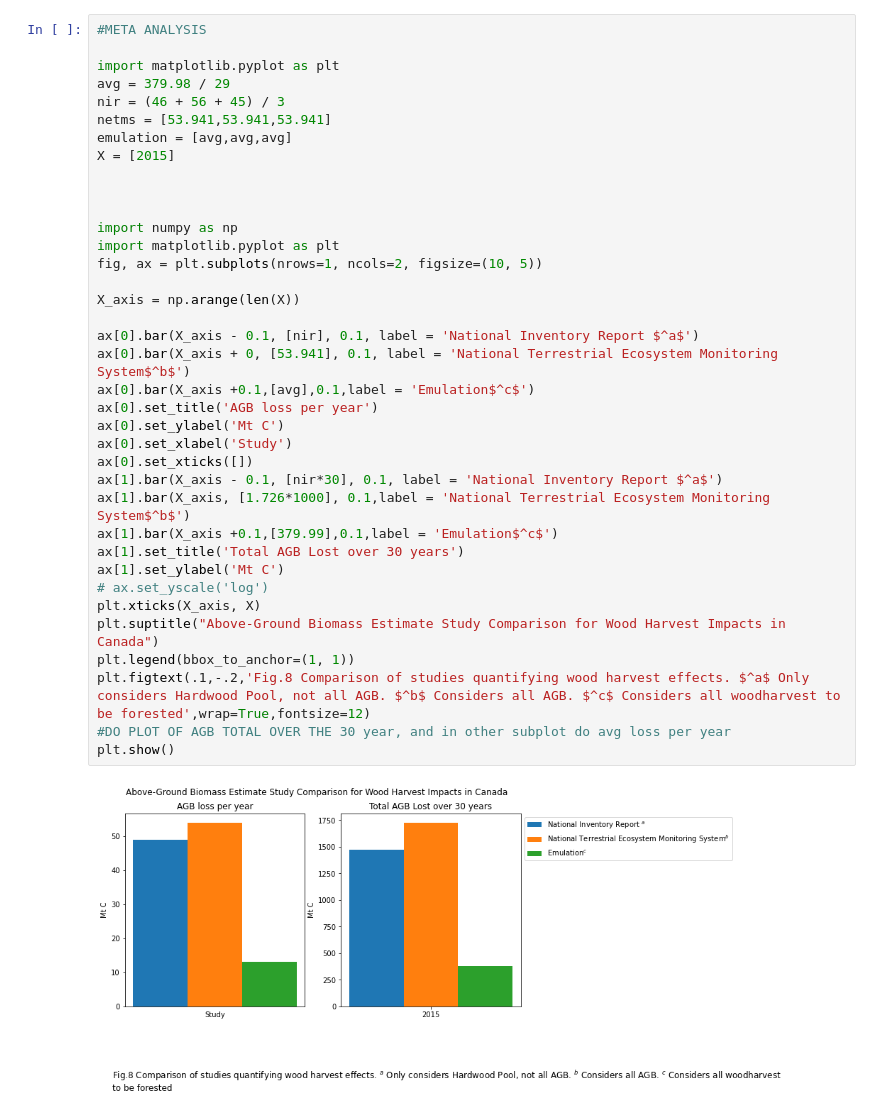
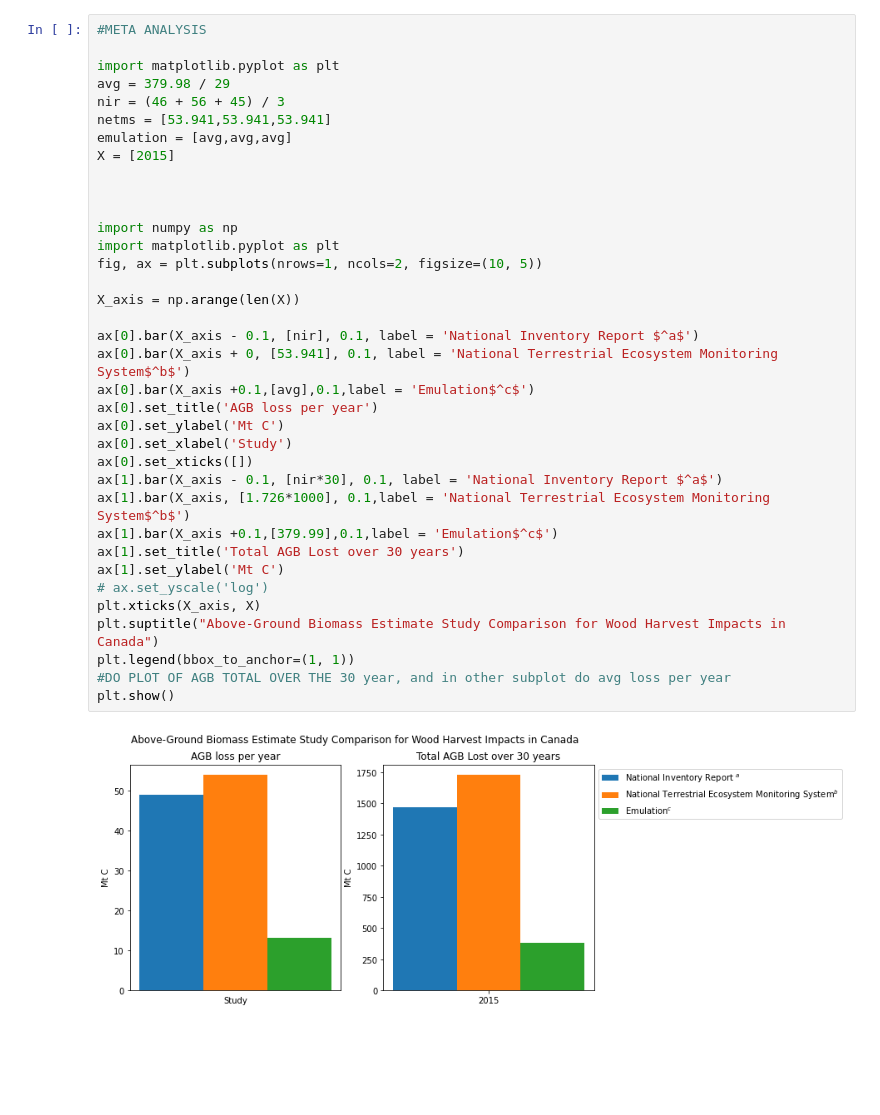
Before and after one commit to grahamclyne/thesis, a Jupyter notebook: metaanalysis_plot.ipynb, the cells around one changed output. Saved outputs shown, nothing was run; the diff lists cells and outputs as text; blank space fills up the shorter version.

```diff
--- a/metaanalysis_plot.ipynb
+++ b/metaanalysis_plot.ipynb
@@ -8,32 +8,31 @@ netms = [53.941,53.941,53.941]
 emulation = [avg,avg,avg]
 X = [2015]
 
 
 
 import numpy as np
 import matplotlib.pyplot as plt
 fig, ax = plt.subplots(nrows=1, ncols=2, figsize=(10, 5))
 
 X_axis = np.arange(len(X))
 
 ax[0].bar(X_axis - 0.1, [nir], 0.1, label = 'National Inventory Report $^a$')
 ax[0].bar(X_axis + 0, [53.941], 0.1, label = 'National Terrestrial Ecosystem Monitoring System$^b$')
 ax[0].bar(X_axis +0.1,[avg],0.1,label = 'Emulation$^c$')
 ax[0].set_title('AGB loss per year')
 ax[0].set_ylabel('Mt C')
 ax[0].set_xlabel('Study')
 ax[0].set_xticks([])
 ax[1].bar(X_axis - 0.1, [nir*30], 0.1, label = 'National Inventory Report $^a$')
 ax[1].bar(X_axis, [1.726*1000], 0.1,label = 'National Terrestrial Ecosystem Monitoring System$^b$')
 ax[1].bar(X_axis +0.1,[379.99],0.1,label = 'Emulation$^c$')
 ax[1].set_title('Total AGB Lost over 30 years')
 ax[1].set_ylabel('Mt C')
 # ax.set_yscale('log')
 plt.xticks(X_axis, X)
 plt.suptitle("Above-Ground Biomass Estimate Study Comparison for Wood Harvest Impacts in Canada")
 plt.legend(bbox_to_anchor=(1, 1))
-plt.figtext(.1,-.2,'Fig.8 Comparison of studies quantifying wood harvest effects. $^a$ Only considers Hardwood Pool, not all AGB. $^b$ Considers all AGB. $^c$ Considers all woodharvest to be forested',wrap=True,fontsize=12)
 #DO PLOT OF AGB TOTAL OVER THE 30 year, and in other subplot do avg loss per year
 plt.show()
 # %% [output]
-[figure, old version]
+[figure, new version]
```
Also changed, not shown: 18 other files.
